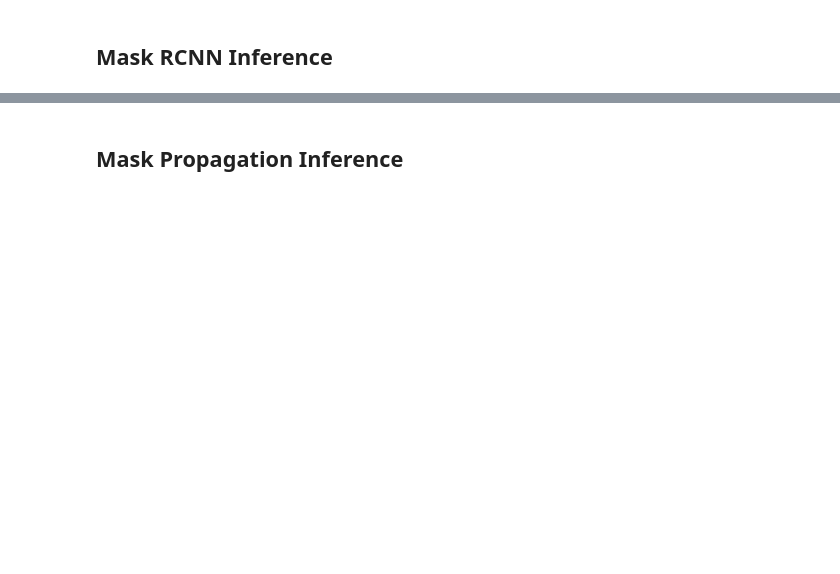
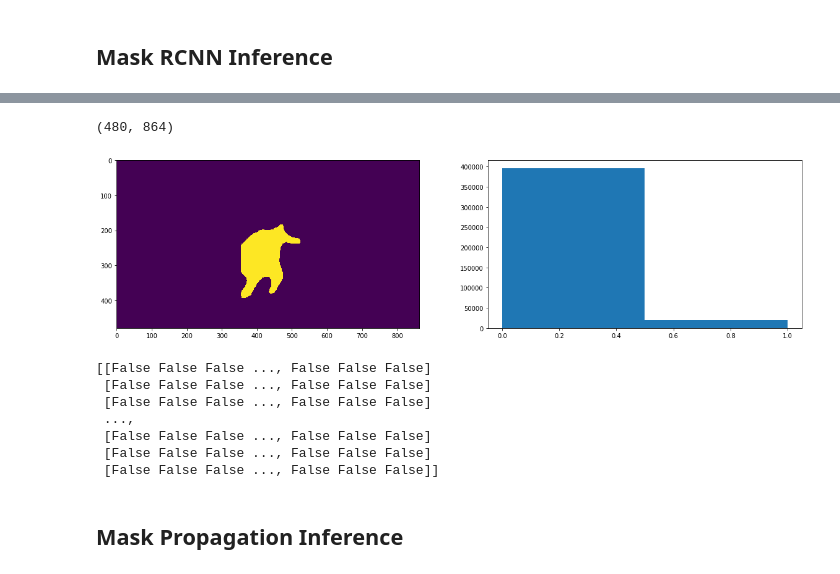
Before and after one commit to umd-fire-coml/MultiSeg, a Jupyter notebook: evaluate/inspect_soft_masks.ipynb, the cells around one changed output, grey strips where cells are left out. Cells and saved outputs as stored; diff of their text form; code cells hidden in the pictures; blank space fills up the shorter version.

```diff
--- a/evaluate/inspect_soft_masks.ipynb
+++ b/evaluate/inspect_soft_masks.ipynb
@@ -67,3 +84,28 @@ visualize.display_instances(img_curr, results['rois'], results['masks'], results
+# %%
+segmented_mask = results['masks'][..., 0]
+
+print(segmented_mask.shape)
+
+fig, axes = plt.subplots(1, 2, figsize=(20, 5))
+
+axes[0].set_title('first segmented mask')
+axes[0].imshow(segmented_mask)
+axes[1].set_title('binary histogram')
+axes[1].hist(segmented_mask.ravel(), bins=2)
+
+plt.show()
+
+print(segmented_mask)
+# %% [output]
+(480, 864)
+[figure, added]
+[[False False False ..., False False False]
+ [False False False ..., False False False]
+ [False False False ..., False False False]
+ ...,
+ [False False False ..., False False False]
+ [False False False ..., False False False]
+ [False False False ..., False False False]]
 # %% [markdown]
 ## Mask Propagation Inference
 # %%
```
Also changed, not shown: parts of 6 cells of this notebook.
